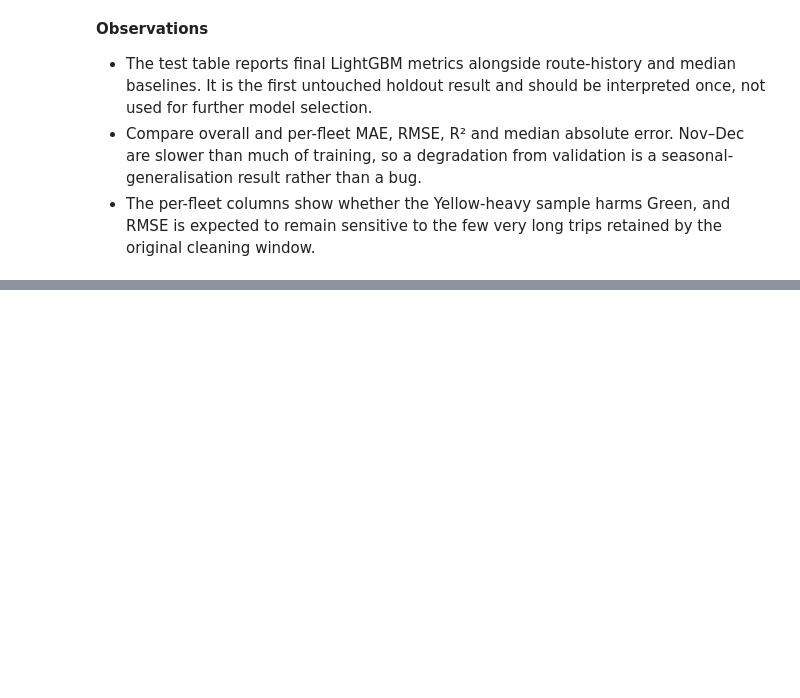
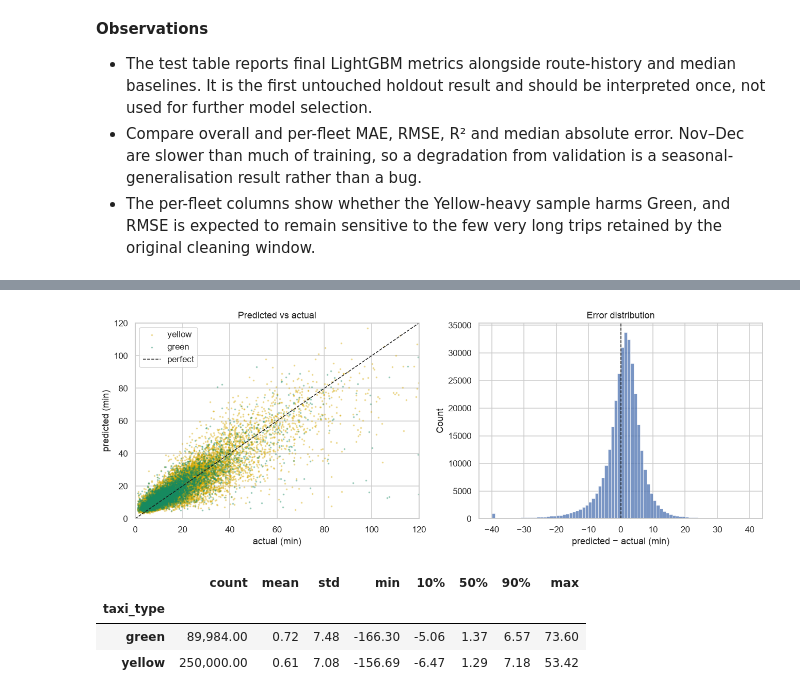
Before and after one commit to Shreyit/nyc-taxi-ml, a Jupyter notebook: notebooks/nyc_taxi_trip_duration.ipynb, the cells around one changed output, grey strips where cells are left out. Saved outputs shown, nothing was run; the diff lists cells and outputs as text; code cells hidden in the pictures; blank space fills up the shorter version.

```diff
--- a/notebooks/nyc_taxi_trip_duration.ipynb
+++ b/notebooks/nyc_taxi_trip_duration.ipynb
@@ -1589,0 +1946,27 @@ display(pd.DataFrame({"MAE_increase": perm_importance}).head(15).round(4))
+# %%
+test["pred"] = test_pred
+test["error"] = test.pred - test.duration_min
+test["abs_error"] = test.error.abs()
+
+plot_df = test.sample(20_000, random_state=SEED)
+fig, axes = plt.subplots(1, 2, figsize=(12, 4.5))
+for taxi in ["yellow", "green"]:
+    part = plot_df[plot_df.taxi_type == taxi]
+    axes[0].scatter(part.duration_min, part.pred, s=2, alpha=0.3, color=COLORS[taxi], label=taxi)
+axes[0].plot([0, 120], [0, 120], "k--", lw=1, label="perfect")
+axes[0].set(xlim=(0, 120), ylim=(0, 120), xlabel="actual (min)", ylabel="predicted (min)", title="Predicted vs actual")
+axes[0].legend()
+sns.histplot(test.error.clip(-40, 40), bins=80, ax=axes[1])
+axes[1].axvline(0, color="k", ls="--", lw=1)
+axes[1].set(xlabel="predicted − actual (min)", title="Error distribution")
+plt.tight_layout()
+plt.savefig(FIGURES / "test_errors.png")
+plt.show()
+
+test.groupby("taxi_type").error.describe(percentiles=[0.1, 0.5, 0.9])
+# %% [output]
+[figure, added]
+|  | count | mean | std | min | 10% | 50% | 90% | max |
+| taxi_type |  |  |  |  |  |  |  |  |
+| green | 89,984.00 | 0.72 | 7.48 | -166.30 | -5.06 | 1.37 | 6.57 | 73.60 |
+| yellow | 250,000.00 | 0.61 | 7.08 | -156.69 | -6.47 | 1.29 | 7.18 | 53.42 |
```
Also changed, not shown: parts of 115 cells of this notebook.
